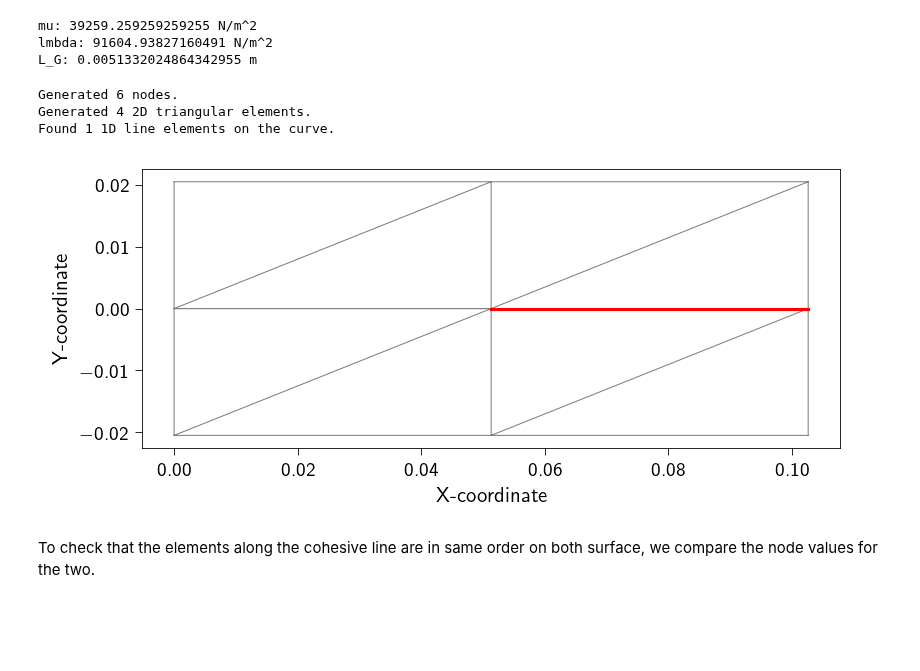
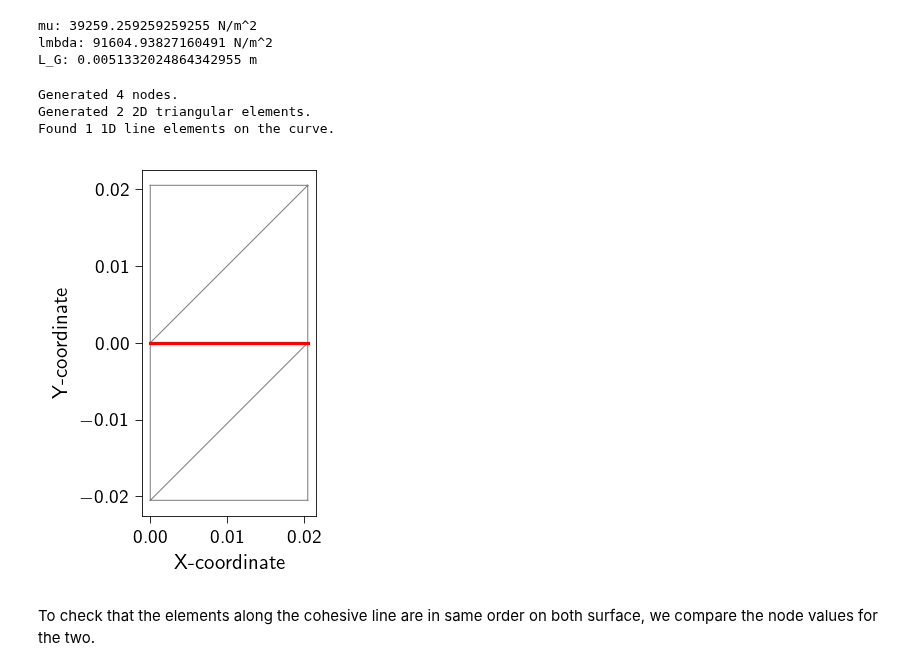
Before and after one commit to smec-ethz/tatva, a Jupyter notebook: examples/notebooks/quasistatic_fracture.ipynb, the cells around one changed output. Drawn from its saved outputs; the diff is of its cells as text; code cells hidden in the pictures; blank space fills up the shorter version.

```diff
--- a/examples/notebooks/quasistatic_fracture.ipynb
+++ b/examples/notebooks/quasistatic_fracture.ipynb
@@ -135,13 +136,13 @@ def generate_mesh_with_line_elements(
 
     return coords, elements_2d, jnp.unique(jnp.array(elements_1d), axis=0)
 # %%
-Nx = 2  # Number of elements in X
+Nx = 1  # Number of elements in X
 Ny = 1  # Number of elements in Y
-Lx = 20 * L_G  # Length in X
+Lx = 4 * L_G  # Length in X
 Ly = 4 * L_G  # Length in Y
 
 
-crack_length = 1.2 * L_G
+crack_length = -1.0* L_G
 
 
 # function identifies nodes on the cohesive line at y = 0. and x > 2.0
@@ -159,36 +160,36 @@ upper_coords, upper_elements_2d, upper_elements_1d = generate_mesh_with_line_ele
 lower_coords, lower_elements_2d, lower_elements_1d = generate_mesh_with_line_elements(
     nx=Nx, ny=Ny, lxs=(0, Lx), lys=(-Ly, -1e-6), curve_func=cohesive_line
 )
 
 coords = jnp.vstack((upper_coords, lower_coords))
 elements = jnp.vstack((upper_elements_2d, lower_elements_2d + upper_coords.shape[0]))
 lower_elements_1d = lower_elements_1d + upper_coords.shape[0]
 
 print(f"Generated {upper_coords.shape[0]} nodes.")
 print(f"Generated {upper_elements_2d.shape[0]} 2D triangular elements.")
 print(f"Found {upper_elements_1d.shape[0]} 1D line elements on the curve.")
 
 plt.style.use(STYLE_PATH)
 plt.figure(figsize=(6, 3))
 ax = plt.axes()
 ax.triplot(coords[:, 0], coords[:, 1], elements, color="grey", lw=0.5)
 
 
 # Highlight the extracted 1D elements in red
 for edge in upper_elements_1d:
     ax.plot(upper_coords[edge, 0], upper_coords[edge, 1], "r-", lw=1.5)
 for edge in lower_elements_1d:
     ax.plot(lower_coords[edge, 0], lower_coords[edge, 1], "r-", lw=1.5)
 
 ax.set_xlabel("X-coordinate")
 ax.set_ylabel("Y-coordinate")
 ax.set_aspect("equal")
 plt.show()
 # %% [output]
-Generated 6 nodes.
-Generated 4 2D triangular elements.
+Generated 4 nodes.
+Generated 2 2D triangular elements.
 Found 1 1D line elements on the curve.
-[figure, old version]
+[figure, new version]
 # %% [markdown]
 To check that the elements along the cohesive line are in same order on both
 surface, we compare the node values for the two.
```
Also changed, not shown: parts of 32 cells of this notebook, 2 other files.
